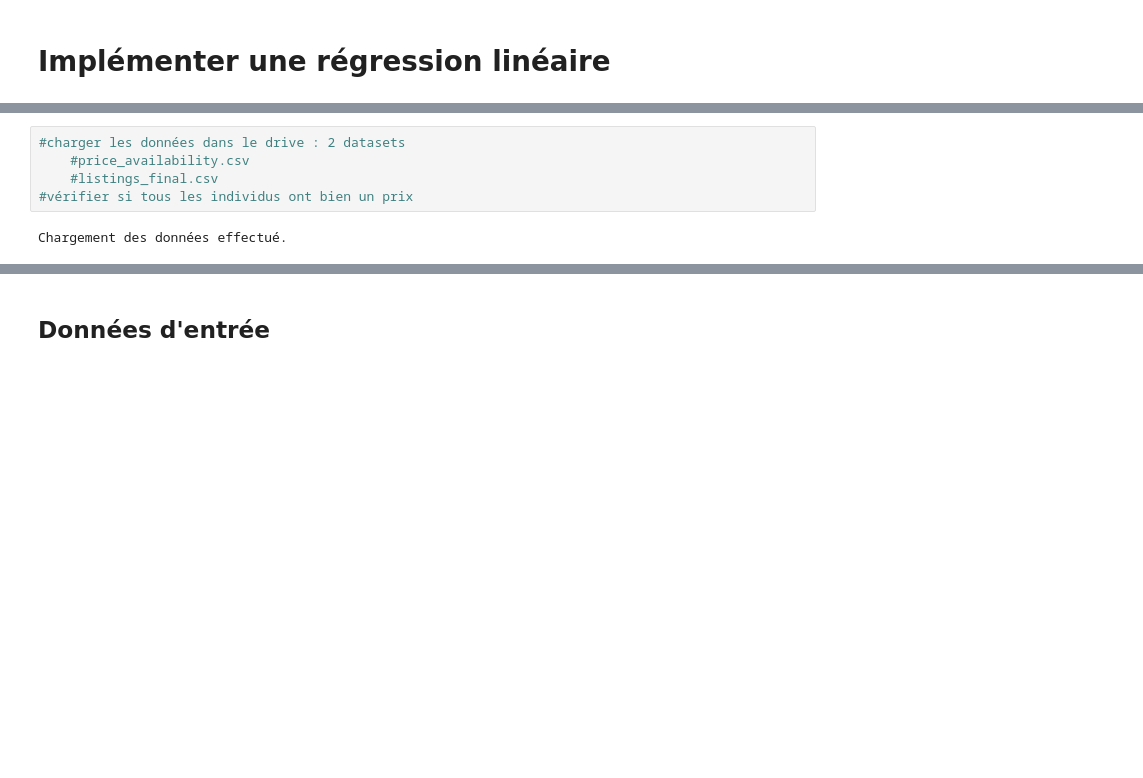
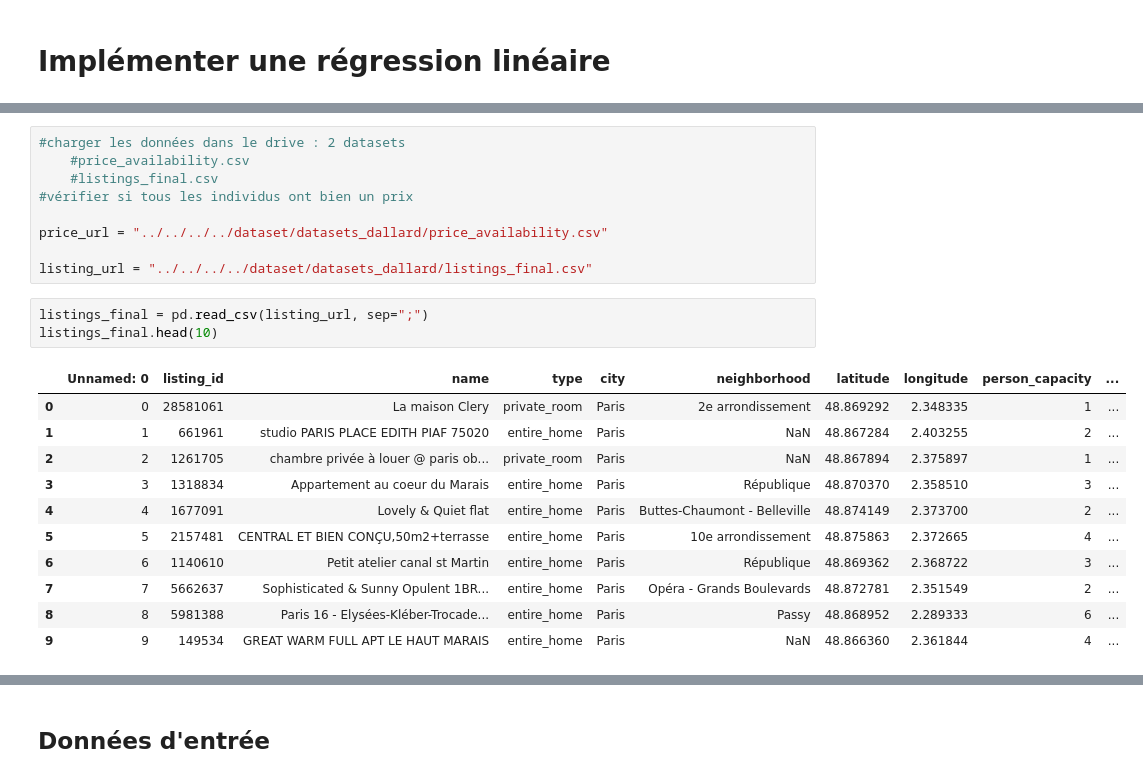
Before and after one commit to cyrio/data_analyst, a Jupyter notebook: machine_learning/semaine_7/devoirs/Modele_Lineaire_TPAirBnB.ipynb, the cells around one changed output, grey strips where cells are left out. Saved outputs shown, nothing was run; the diff lists cells and outputs as text; blank space fills up the shorter version.

```diff
--- a/machine_learning/semaine_7/devoirs/Modele_Lineaire_TPAirBnB.ipynb
+++ b/machine_learning/semaine_7/devoirs/Modele_Lineaire_TPAirBnB.ipynb
@@ -72,5 +80,22 @@ Vous pouvez d'ailleurs faire la démonstration de votre coté ! Pour plus d'info
     #price_availability.csv
     #listings_final.csv
 #vérifier si tous les individus ont bien un prix
+
+price_url = "../../../../dataset/datasets_dallard/price_availability.csv"
+
+listing_url = "../../../../dataset/datasets_dallard/listings_final.csv"
-# %% [output]
-Chargement des données effectué.
+# %%
+listings_final = pd.read_csv(listing_url, sep=";")
+listings_final.head(10)
+# %% [output]
+|  | Unnamed: 0 | listing_id | name | type | city | neighborhood | latitude | longitude | person_capacity | ... |
+| 0 | 0 | 28581061 | La maison Clery | private_room | Paris | 2e arrondissement | 48.869292 | 2.348335 | 1 | ... |
+| 1 | 1 | 661961 | studio PARIS PLACE EDITH PIAF 75020 | entire_home | Paris | NaN | 48.867284 | 2.403255 | 2 | ... |
+| 2 | 2 | 1261705 | chambre privée à louer @ paris ob... | private_room | Paris | NaN | 48.867894 | 2.375897 | 1 | ... |
+| 3 | 3 | 1318834 | Appartement au coeur du Marais | entire_home | Paris | République | 48.870370 | 2.358510 | 3 | ... |
+| 4 | 4 | 1677091 | Lovely & Quiet flat | entire_home | Paris | Buttes-Chaumont - Belleville | 48.874149 | 2.373700 | 2 | ... |
+| 5 | 5 | 2157481 | CENTRAL ET BIEN CONÇU,50m2+terrasse | entire_home | Paris | 10e arrondissement | 48.875863 | 2.372665 | 4 | ... |
+| 6 | 6 | 1140610 | Petit atelier canal st Martin | entire_home | Paris | République | 48.869362 | 2.368722 | 3 | ... |
+| 7 | 7 | 5662637 | Sophisticated & Sunny Opulent 1BR... | entire_home | Paris | Opéra - Grands Boulevards | 48.872781 | 2.351549 | 2 | ... |
+| 8 | 8 | 5981388 | Paris 16 - Elysées-Kléber-Trocade... | entire_home | Paris | Passy | 48.868952 | 2.289333 | 6 | ... |
+| 9 | 9 | 149534 | GREAT WARM FULL APT LE HAUT MARAIS | entire_home | Paris | NaN | 48.866360 | 2.361844 | 4 | ... |
```
Also changed, not shown: parts of 4 cells of this notebook, 4 other files.
